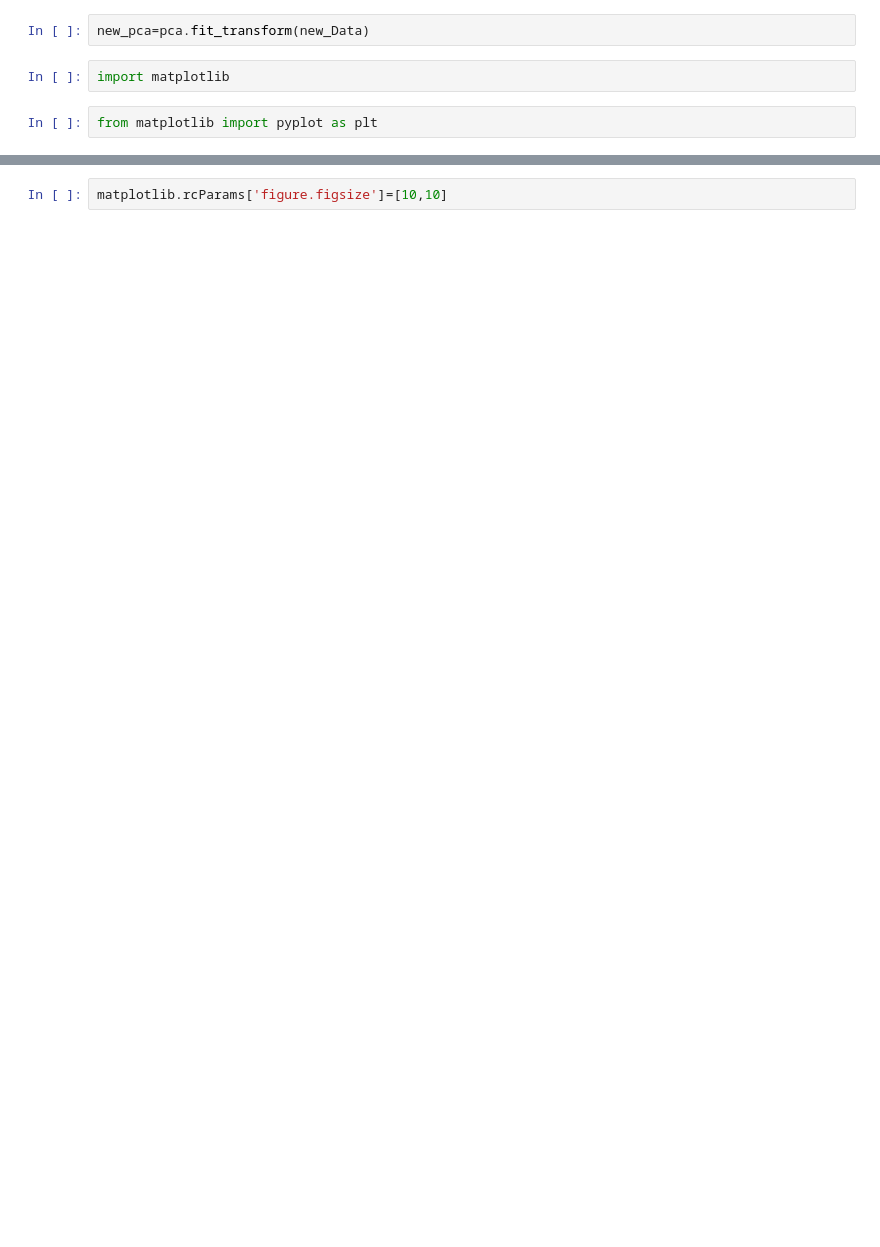
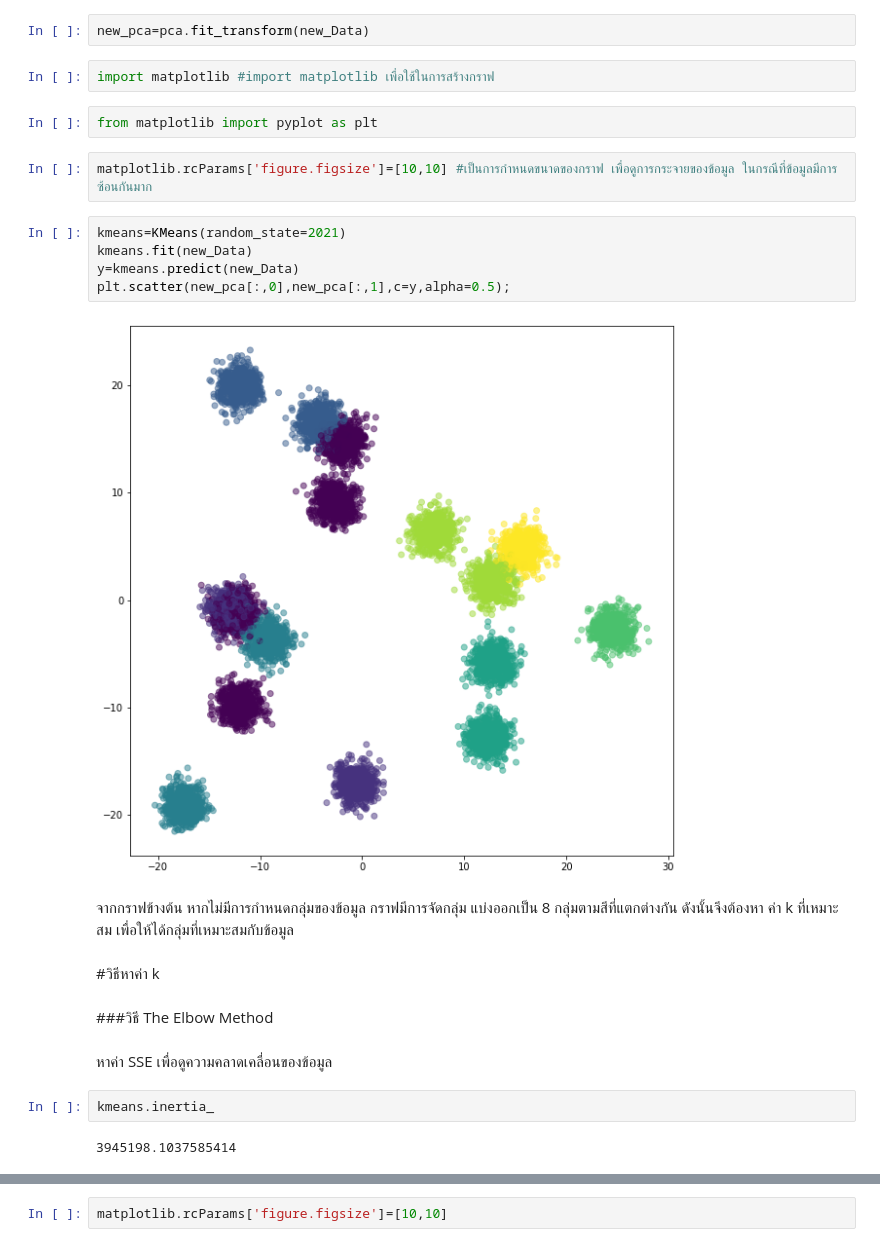
Before and after one commit to nichakornchaisuwan/multivariaet, a Jupyter notebook: Multivariate_Exam.ipynb, the cells around one changed output, grey strips where cells are left out. Drawn from its saved outputs; the diff is of its cells as text; blank space fills up the shorter version.

```diff
--- a/Multivariate_Exam.ipynb
+++ b/Multivariate_Exam.ipynb
@@ -171,6 +182,27 @@ pca=PCA(n_components=2)
 # %%
 new_pca=pca.fit_transform(new_Data)
-# %%
-import matplotlib
+# %%
+import matplotlib #import matplotlib เพื่อใช้ในการสร้างกราฟ
 # %%
 from matplotlib import pyplot as plt
+# %%
+matplotlib.rcParams['figure.figsize']=[10,10] #เป็นการกำหนดขนาดของกราฟ เพื่อดูการกระจายของข้อมูล ในกรณีที่ข้อมูลมีการซ้อนกันมาก
+# %%
+kmeans=KMeans(random_state=2021)
+kmeans.fit(new_Data)
+y=kmeans.predict(new_Data)
+plt.scatter(new_pca[:,0],new_pca[:,1],c=y,alpha=0.5);
+# %% [output]
+[figure, added]
+# %% [markdown]
+จากกราฟข้างต้น หากไม่มีการกำหนดกลุ่มของข้อมูล กราฟมีการจัดกลุ่ม แบ่งออกเป็น 8 กลุ่มตามสีที่แตกต่างกัน ดังนั้นจึงต้องหา ค่า k ที่เหมาะสม เพื่อให้ได้กลุ่มที่เหมาะสมกับข้อมูล
+# %% [markdown]
+#วิธีหาค่า k
+# %% [markdown]
+###วิธี The Elbow Method
+# %% [markdown]
+หาค่า SSE เพื่อดูความคลาดเคลื่อนของข้อมูล
+# %%
+kmeans.inertia_
+# %% [output]
+3945198.1037585414
```
Also changed, not shown: parts of 47 cells of this notebook.
